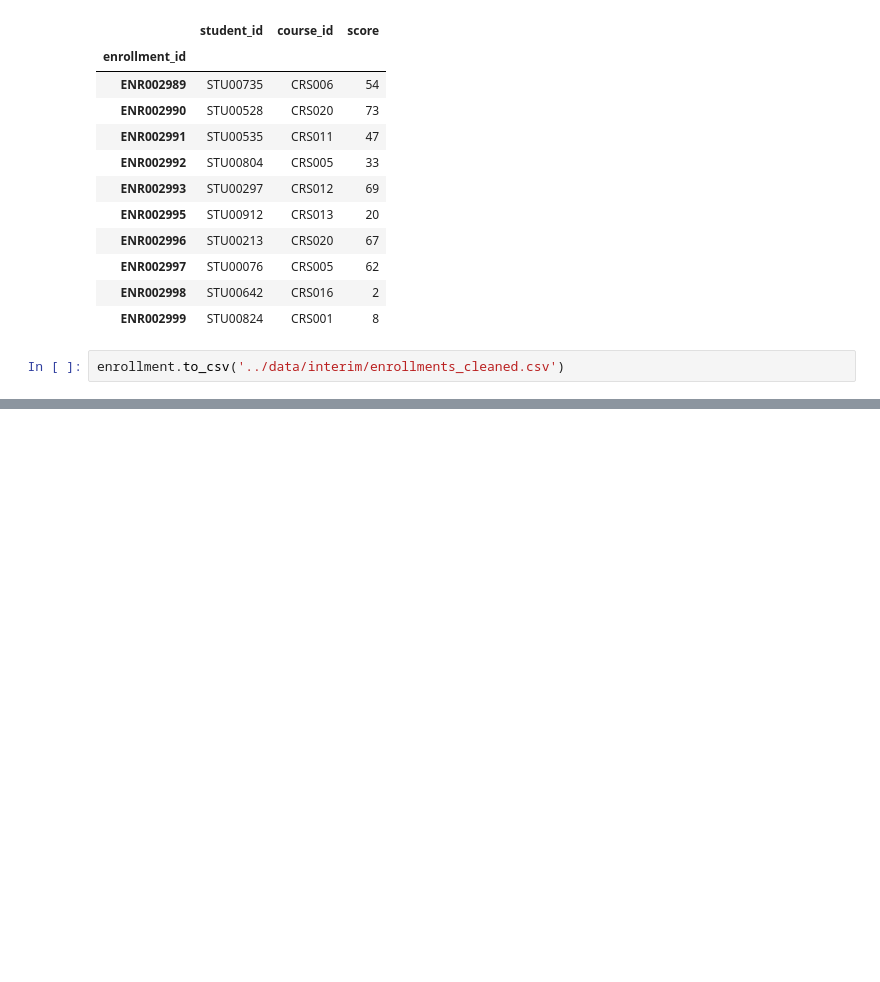
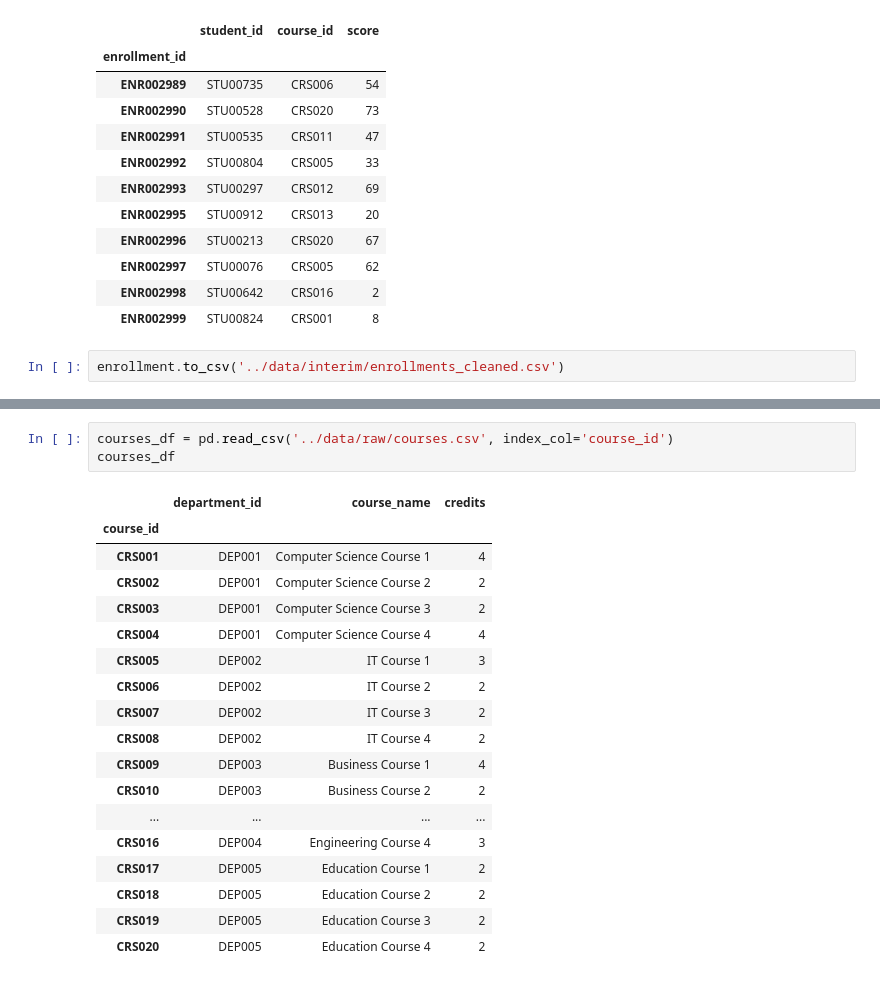
Before and after one commit to Hashim-baya/Data_Science, a Jupyter notebook: Student_Records_Analysis/notebooks/02_data_cleaning.ipynb, the cells around one changed output, grey strips where cells are left out. Cells and saved outputs as stored; diff of their text form; blank space fills up the shorter version.

```diff
--- a/Student_Records_Analysis/notebooks/02_data_cleaning.ipynb
+++ b/Student_Records_Analysis/notebooks/02_data_cleaning.ipynb
@@ -400,0 +469,22 @@ enrollment.to_csv('../data/interim/enrollments_cleaned.csv')
+# %%
+courses_df = pd.read_csv('../data/raw/courses.csv', index_col='course_id')
+courses_df
+# %% [output]
+|  | department_id | course_name | credits |
+| course_id |  |  |  |
+| CRS001 | DEP001 | Computer Science Course 1 | 4 |
+| CRS002 | DEP001 | Computer Science Course 2 | 2 |
+| CRS003 | DEP001 | Computer Science Course 3 | 2 |
+| CRS004 | DEP001 | Computer Science Course 4 | 4 |
+| CRS005 | DEP002 | IT Course 1 | 3 |
+| CRS006 | DEP002 | IT Course 2 | 2 |
+| CRS007 | DEP002 | IT Course 3 | 2 |
+| CRS008 | DEP002 | IT Course 4 | 2 |
+| CRS009 | DEP003 | Business Course 1 | 4 |
+| CRS010 | DEP003 | Business Course 2 | 2 |
+| ... | ... | ... | ... |
+| CRS016 | DEP004 | Engineering Course 4 | 3 |
+| CRS017 | DEP005 | Education Course 1 | 2 |
+| CRS018 | DEP005 | Education Course 2 | 2 |
+| CRS019 | DEP005 | Education Course 3 | 2 |
+| CRS020 | DEP005 | Education Course 4 | 2 |
```
Also changed, not shown: parts of 13 cells of this notebook, 1 other file.
